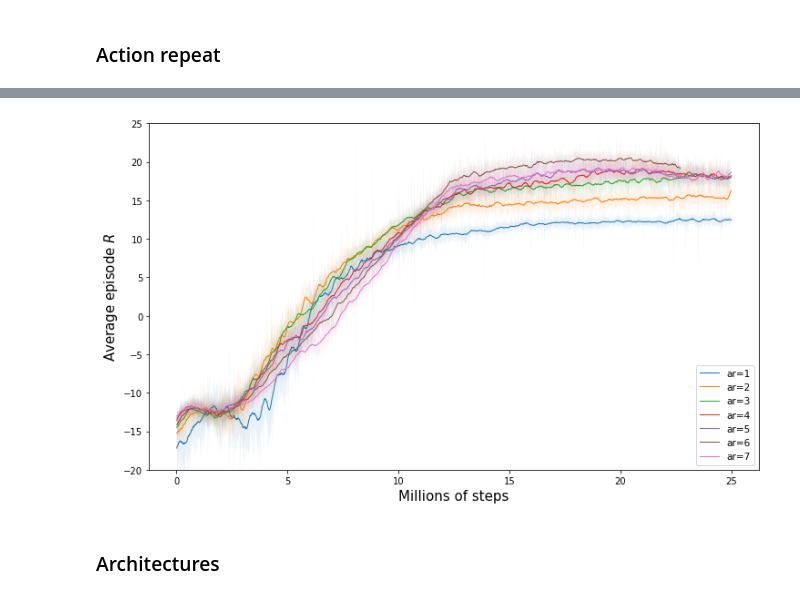
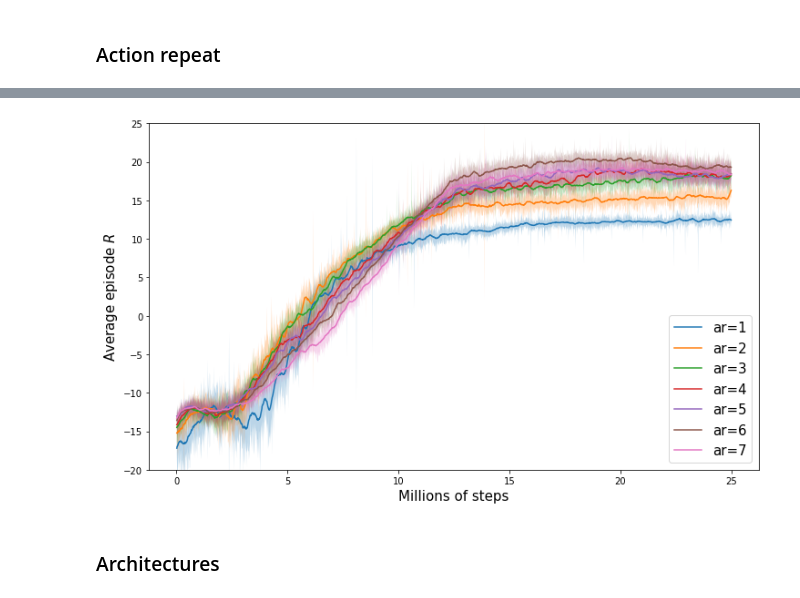
Before and after one commit to hipoglucido/Hierarchical-DRL-Tensorflow, a Jupyter notebook: src/visualize_results.ipynb, the cells around one changed output, grey strips where cells are left out. Cells and saved outputs as stored; diff of their text form; code cells hidden in the pictures.

```diff
--- a/src/visualize_results.ipynb
+++ b/src/visualize_results.ipynb
@@ -126,9 +129,6 @@ data_dqn = get_all_series_averaged(folder_key = 'atdqn',
 datas = [data_dqn, data_hdqn]
 labels = ['DQN', 'hDQN']
 colors = ['red', 'blue']
-alpha = .5
-linewidth = 0
-fontsize = 15
 plt.figure()
 for data, label, color in zip(datas, labels, colors):
     err, means, steps = data['stds'], data['means'], data['steps']
@@ -145,7 +145,7 @@ plt.show()
 # %% [markdown]
 ### DQN Extensions
 # %%
-experiment_folder = '/vol/tensusers/vgarciacazorla/logs/21d18h32m42s_extensions_exp'
+experiment_folder = '/vol/tensusers/vgarciacazorla/logs/23d20h16m07s_extensions_exp'
 steps_mode = 'millions'
 scalar_key = 'avg_ep_reward'
 labels = ['Vanilla', 'Double Q', 'Dueling', 'Prioritized Replay', 'Rainbow']
@@ -172,7 +172,4 @@ Searching for folder_key='dq1_d0_p0'
 # %%
-alpha = .3
-linewidth = 0
-fontsize = 15
 plt.figure(figsize = (12, 7))
 for data, label in zip(datas, labels):
     err, means, steps, t = data['stds'], data['means'], data['steps'], data['time']
@@ -180,7 +177,7 @@ for data, label in zip(datas, labels):
             continue
     means = savitzky_golay(means, 51, 3)
     final_label = "(%.1fh) %s" % (t, label)
-    plt.plot(steps, means, label = final_label, linewidth = 2)
+    plt.plot(steps, means, label = final_label)
     plt.fill_between(steps,
                      means - err,
                      means + err,
@@ -223,27 +220,23 @@ Searching for folder_key='ar3_'
 # %%
-alpha = 1
-linewidth = 0
-fontsize = 15
 plt.figure(figsize = (12,7))
 for data, label in zip(datas, labels):
     err, means, steps = data['stds'], data['means'], data['steps']
     if len(steps) == 0:
         continue
     means = savitzky_golay(means, 51, 3)
-    plt.plot(steps, means, label = label, linewidth = 1,
-             alpha = alpha)
+    plt.plot(steps, means, label = label)
     plt.fill_between(steps,
                      means - err,
                      means + err,
-                     alpha = .1 * alpha,linewidth = linewidth)
+                     alpha = alpha, linewidth = linewidth)
 plt.ylabel('Average episode $R$', fontsize = fontsize)
 plt.xlabel('%s of steps' % steps_mode.capitalize(), fontsize = fontsize)
-plt.legend(fontsize = .7 * fontsize,
+plt.legend(fontsize = fontsize,
            loc = 'lower right')
 plt.ylim([-20,25])
 plt.show()
 # %% [output]
-[figure, old version]
+[figure, new version]
 # %% [markdown]
 ### Architectures
 # %%
```
Also changed, not shown: parts of 6 cells of this notebook, 2 other files.
